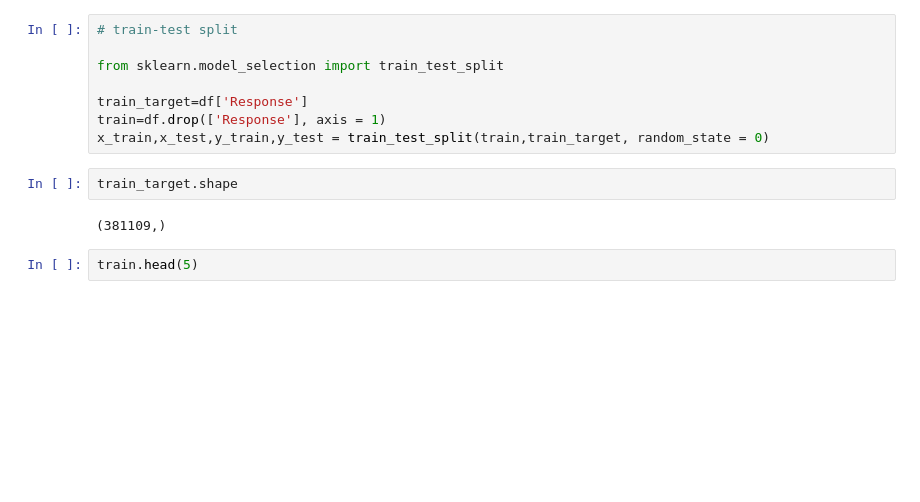
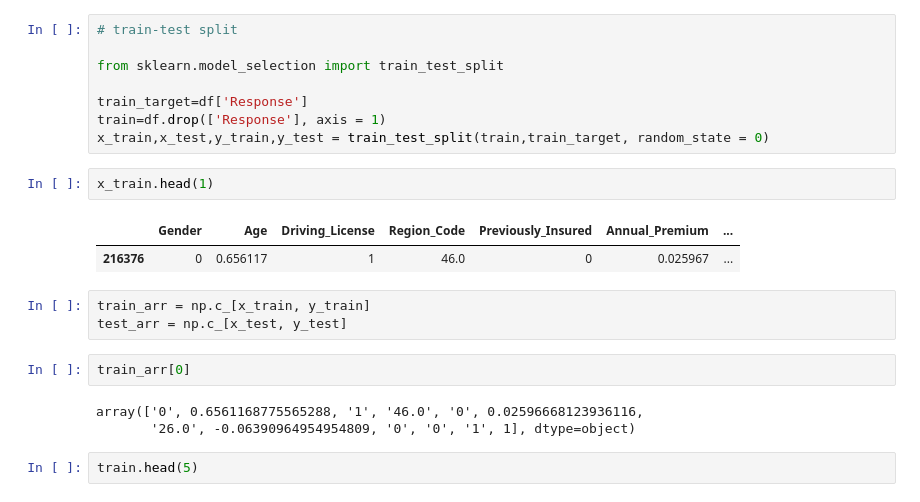
Before and after one commit to Jeet-047/vehicle-insurance-classification, a Jupyter notebook: notebook/exp-notebook.ipynb, the cells around one changed output. Cells and saved outputs as stored; diff of their text form; blank space fills up the shorter version.

Commit message:
data validation, transformation, and model trainer are done

```diff
--- a/notebook/exp-notebook.ipynb
+++ b/notebook/exp-notebook.ipynb
@@ -364,10 +370,19 @@ from sklearn.model_selection import train_test_split
 train_target=df['Response']
 train=df.drop(['Response'], axis = 1)
 x_train,x_test,y_train,y_test = train_test_split(train,train_target, random_state = 0)
-# %%
-train_target.shape
-# %% [output]
-(381109,)
+# %%
+x_train.head(1)
+# %% [output]
+|  | Gender | Age | Driving_License | Region_Code | Previously_Insured | Annual_Premium | ... |
+| 216376 | 0 | 0.656117 | 1 | 46.0 | 0 | 0.025967 | ... |
+# %%
+train_arr = np.c_[x_train, y_train]
+test_arr = np.c_[x_test, y_test]
+# %%
+train_arr[0]
+# %% [output]
+array(['0', 0.6561168775565288, '1', '46.0', '0', 0.02596668123936116,
+       '26.0', -0.06390964954954809, '0', '0', '1', 1], dtype=object)
 # %%
 train.head(5)
 # %% [output]
```
Also changed, not shown: parts of 3 cells of this notebook, 11 other files.
